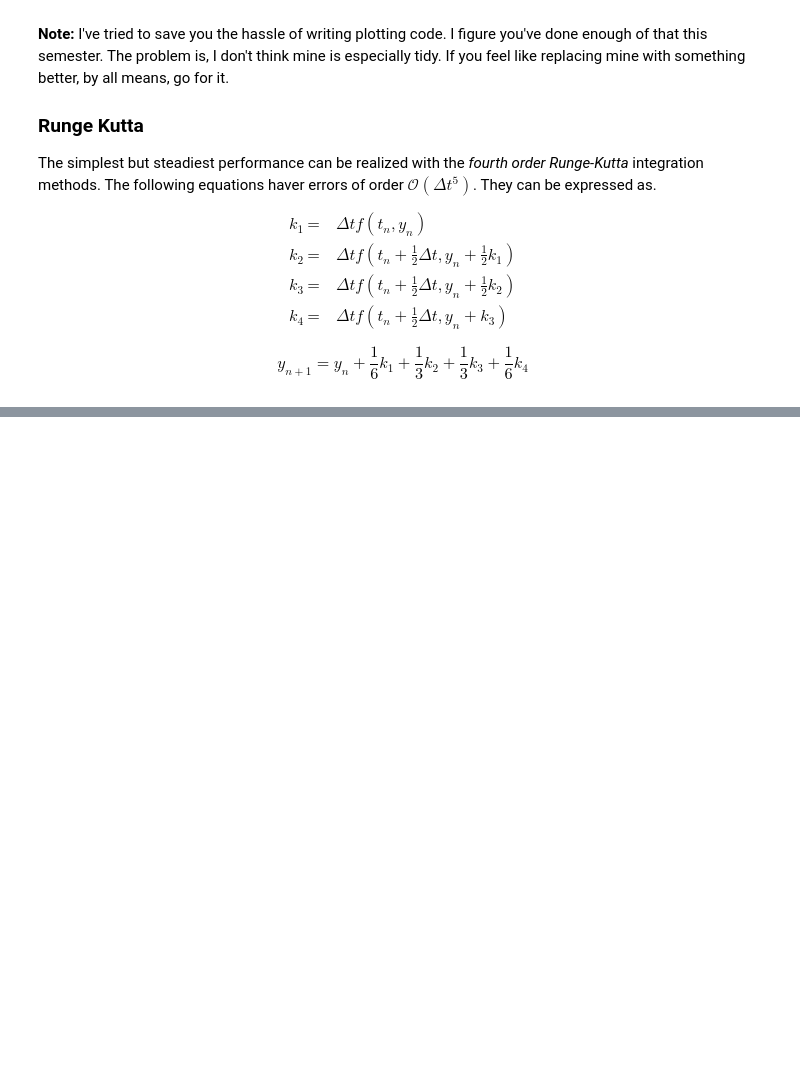
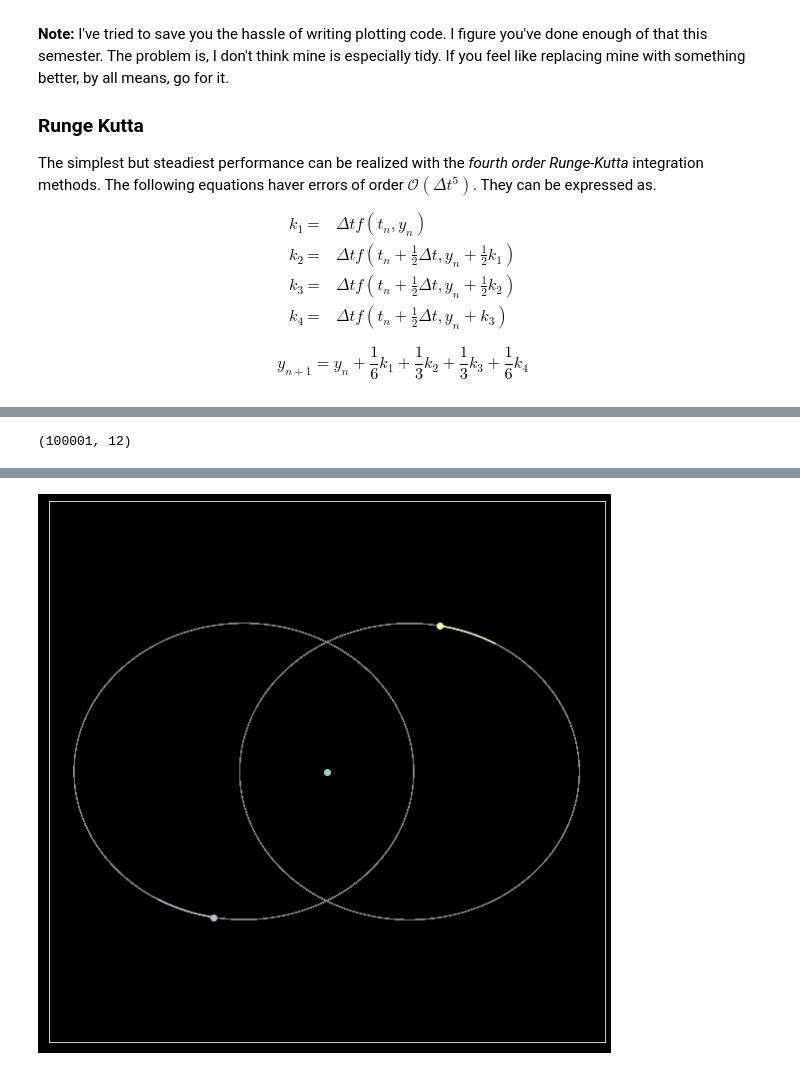
Before and after one commit to fbunt/SimulationNBody, a Jupyter notebook: ODE Limitations.ipynb, the cells around one changed output, grey strips where cells are left out. Cells and saved outputs as stored; diff of their text form; code cells hidden in the pictures; blank space fills up the shorter version.

```diff
--- a/ODE Limitations.ipynb
+++ b/ODE Limitations.ipynb
@@ -134,0 +229,4 @@ plt.show()
+# %%
+SolutionAnimation(t_s[::10], y[::10], figsize=(10, 10)).run().to_vid()
+# %% [output]
+(100001, 12)
@@ -134,0 +234 @@ plt.show()
+[figure, added]
```
Also changed, not shown: parts of 9 cells of this notebook.
